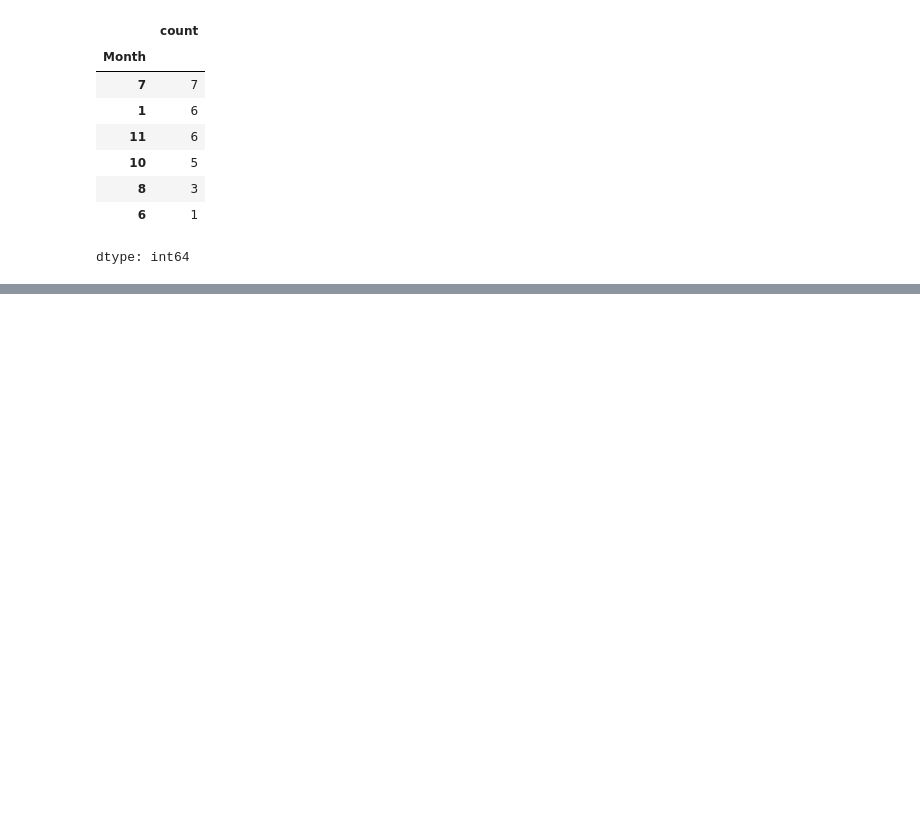
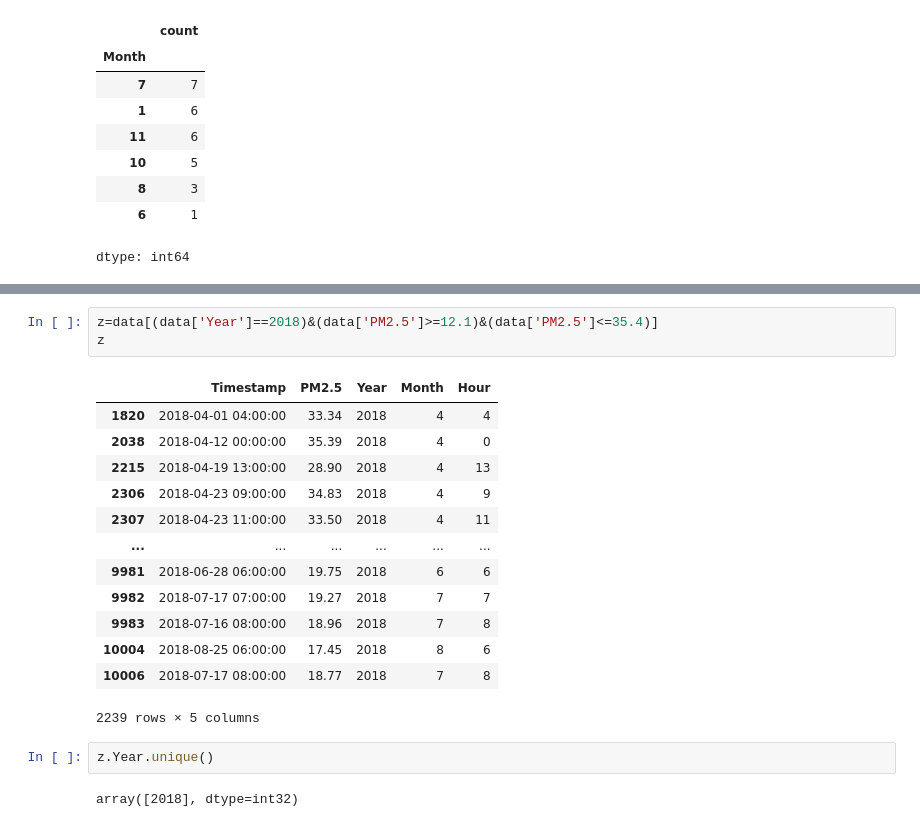
Before and after one commit to khodezatulk/small_project, a Jupyter notebook: air_quality.ipynb, the cells around one changed output, grey strips where cells are left out. Cells and saved outputs as stored; diff of their text form; blank space fills up the shorter version.

```diff
--- a/air_quality.ipynb
+++ b/air_quality.ipynb
@@ -298,0 +348,21 @@ dtype: int64
+# %%
+z=data[(data['Year']==2018)&(data['PM2.5']>=12.1)&(data['PM2.5']<=35.4)]
+z
+# %% [output]
+|  | Timestamp | PM2.5 | Year | Month | Hour |
+| 1820 | 2018-04-01 04:00:00 | 33.34 | 2018 | 4 | 4 |
+| 2038 | 2018-04-12 00:00:00 | 35.39 | 2018 | 4 | 0 |
+| 2215 | 2018-04-19 13:00:00 | 28.90 | 2018 | 4 | 13 |
+| 2306 | 2018-04-23 09:00:00 | 34.83 | 2018 | 4 | 9 |
+| 2307 | 2018-04-23 11:00:00 | 33.50 | 2018 | 4 | 11 |
+| ... | ... | ... | ... | ... | ... |
+| 9981 | 2018-06-28 06:00:00 | 19.75 | 2018 | 6 | 6 |
+| 9982 | 2018-07-17 07:00:00 | 19.27 | 2018 | 7 | 7 |
+| 9983 | 2018-07-16 08:00:00 | 18.96 | 2018 | 7 | 8 |
+| 10004 | 2018-08-25 06:00:00 | 17.45 | 2018 | 8 | 6 |
+| 10006 | 2018-07-17 08:00:00 | 18.77 | 2018 | 7 | 8 |
+2239 rows × 5 columns
+# %%
+z.Year.unique()
+# %% [output]
+array([2018], dtype=int32)
```
Also changed, not shown: parts of 14 cells of this notebook.
